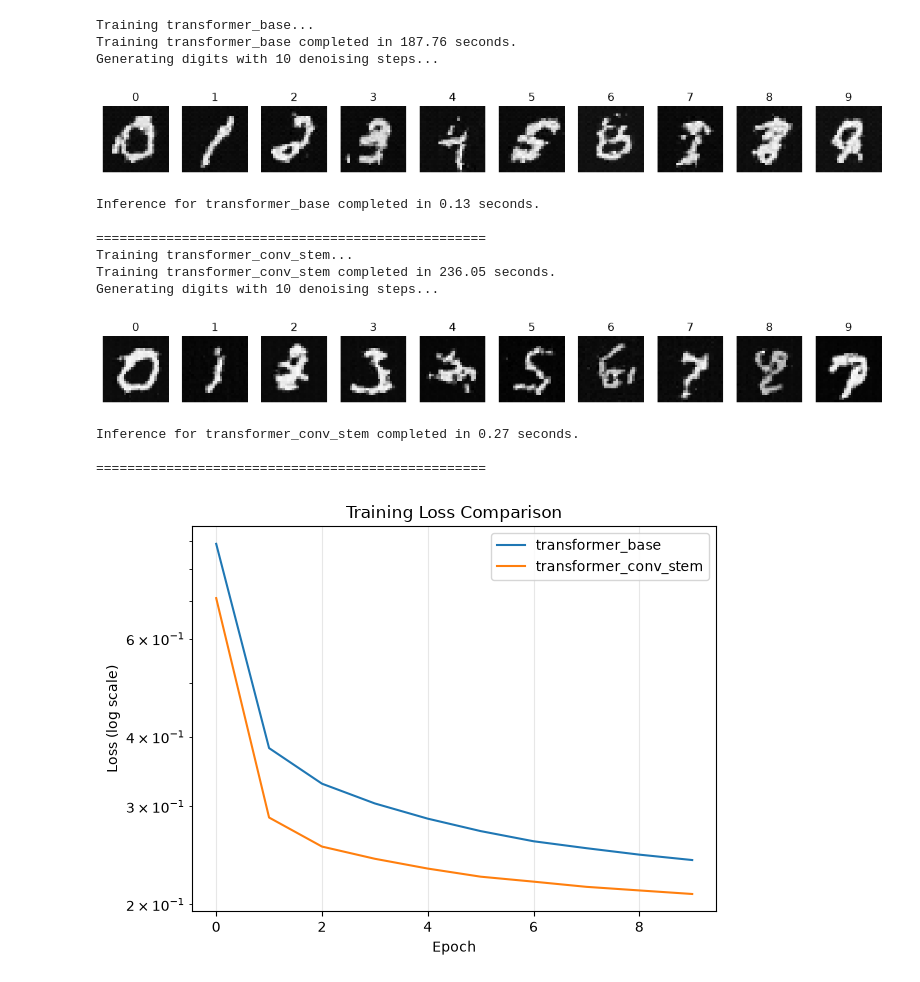
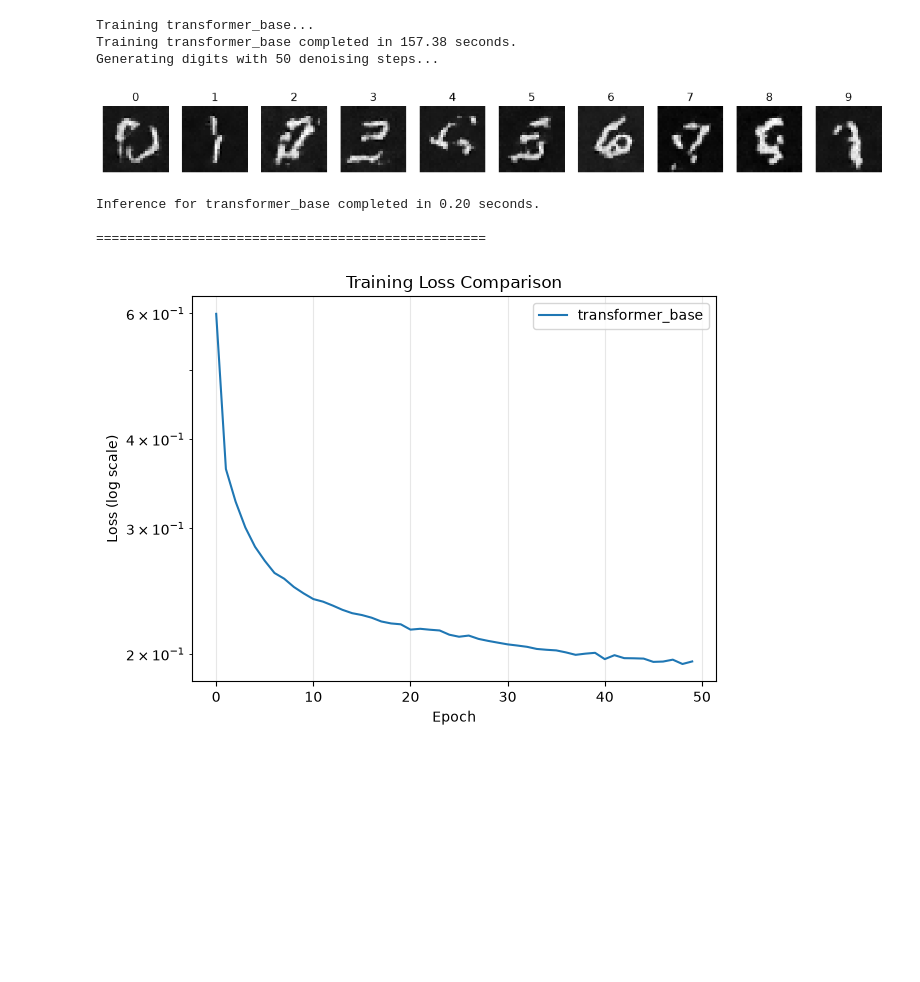
Before and after one commit to leoposc/lerobot-smolvla, a Jupyter notebook: flow-matching-tutorial/testlab.ipynb, the cells around one changed output. Saved outputs shown, nothing was run; the diff lists cells and outputs as text; code cells hidden in the pictures; blank space fills up the shorter version.

Commit message:
run latest tests for Flow Matching MNIST.

```diff
--- a/flow-matching-tutorial/testlab.ipynb
+++ b/flow-matching-tutorial/testlab.ipynb
@@ -154,29 +154,31 @@ from FlowMatching import FlowMatching_with_Transformer, FlowMatching, generate,
 from UNet import ConditionalUNet, ConditionalUNetV2
 
 config = {
+    "learning_rate": 2e-3,
     "apply_optimal_transport": False,
     "apply_rope": False,
     "apply_AdaLN": False,
     "apply_runge_kutta": False,
     "apply_conv_stem": False,
-    "apply_shift_scale_conditioning": False,
-    "training_size": 1_000,
-    "normalize_digit_distribution": False,
+    "apply_shift_scale_conditioning": True,
+    "training_size": 10_000,
+    "normalize_digit_distribution": True,
     "batch_size": 256,
-    "training_epochs": 10,
-    "denoising_steps": 10,
+    "training_epochs": 50,
+    "denoising_steps": 50,
     "print_generation_process": True,
     "embedding_dim": 64,
     "n_heads": 4,
     "ff_dim": 128,
+    "pos_scaling": 0.02,
     "plot_loss": False,
     "device": "cuda" if torch.cuda.is_available() else "cpu"
 }
 # %%
 transformer_base = FlowMatching_with_Transformer(config=copy.deepcopy(config)).to(config["device"])
 
-config["apply_conv_stem"] = True
-transformer_conv_stem = FlowMatching_with_Transformer(config=copy.deepcopy(config)).to(config["device"])
+# config["apply_conv_stem"] = True
+# transformer_conv_stem = FlowMatching_with_Transformer(config=copy.deepcopy(config)).to(config["device"])
 
 # config["apply_rope"] = False
 # config["apply_optimal_transport"] = True
@@ -191,7 +193,6 @@ transformer_conv_stem = FlowMatching_with_Transformer(config=copy.deepcopy(confi
 
 # config["apply_shift_scale_conditioning"] = False
 # config["apply_runge_kutta"] = True
-# unet_runge_kutta = ConditionalUNet(config=copy.deepcopy(config)).to(config["device"])
 # %%
 do_training=True
 
@@ -203,50 +204,43 @@ loader=create_loader(config=config)
 
 models = {
     # "unet_base": unet_base,
     # "unet_shift_scale": unet_shift_scale,
     # "unet_simpler": unet_simpler,
     # "unet_runge_kutta": unet_runge_kutta,
     "transformer_base": transformer_base,
-    "transformer_conv_stem": transformer_conv_stem,
+    # "transformer_conv_stem": transformer_conv_stem,
     # "transformer_with_ot": transformer_ot,
 }
 
 
 # training phase for all models
 losses = []
 for name, model in models.items():
     if do_training:
         t_start = time.time()
         print(f"Training {name}...")
         losses.append(train(model, loader, config=config))
         t_end = time.time()
         print(f"Training {name} completed in {t_end - t_start:.2f} seconds.")
         save_model(model, name_suffix=name)
     else:
         model = load_model(model, name_suffix=name)
     t_start = time.time()
     show_all_digits(model, generate, config=config)
     t_end = time.time()
     print(f"Inference for {name} completed in {t_end - t_start:.2f} seconds.\n")
     print("="*50)
 # %% [output]
 Training transformer_base...
-Training transformer_base completed in 187.76 seconds.
-Generating digits with 10 denoising steps...
+Training transformer_base completed in 157.38 seconds.
+Generating digits with 50 denoising steps...
-[figure, old version]
+[figure, new version]
-Inference for transformer_base completed in 0.13 seconds.
+Inference for transformer_base completed in 0.20 seconds.
 
 ==================================================
-Training transformer_conv_stem...
-Training transformer_conv_stem completed in 236.05 seconds.
-Generating digits with 10 denoising steps...
-[figure, removed]
-Inference for transformer_conv_stem completed in 0.27 seconds.
-
-==================================================
 # %%
 plot_losses(losses, model_names=list(models.keys()))
 # %% [output]
-[figure, old version]
+[figure, new version]
 # %%
 # print the complete generation process for 10 denoising steps
```
Also changed, not shown: parts of 2 cells of this notebook.
